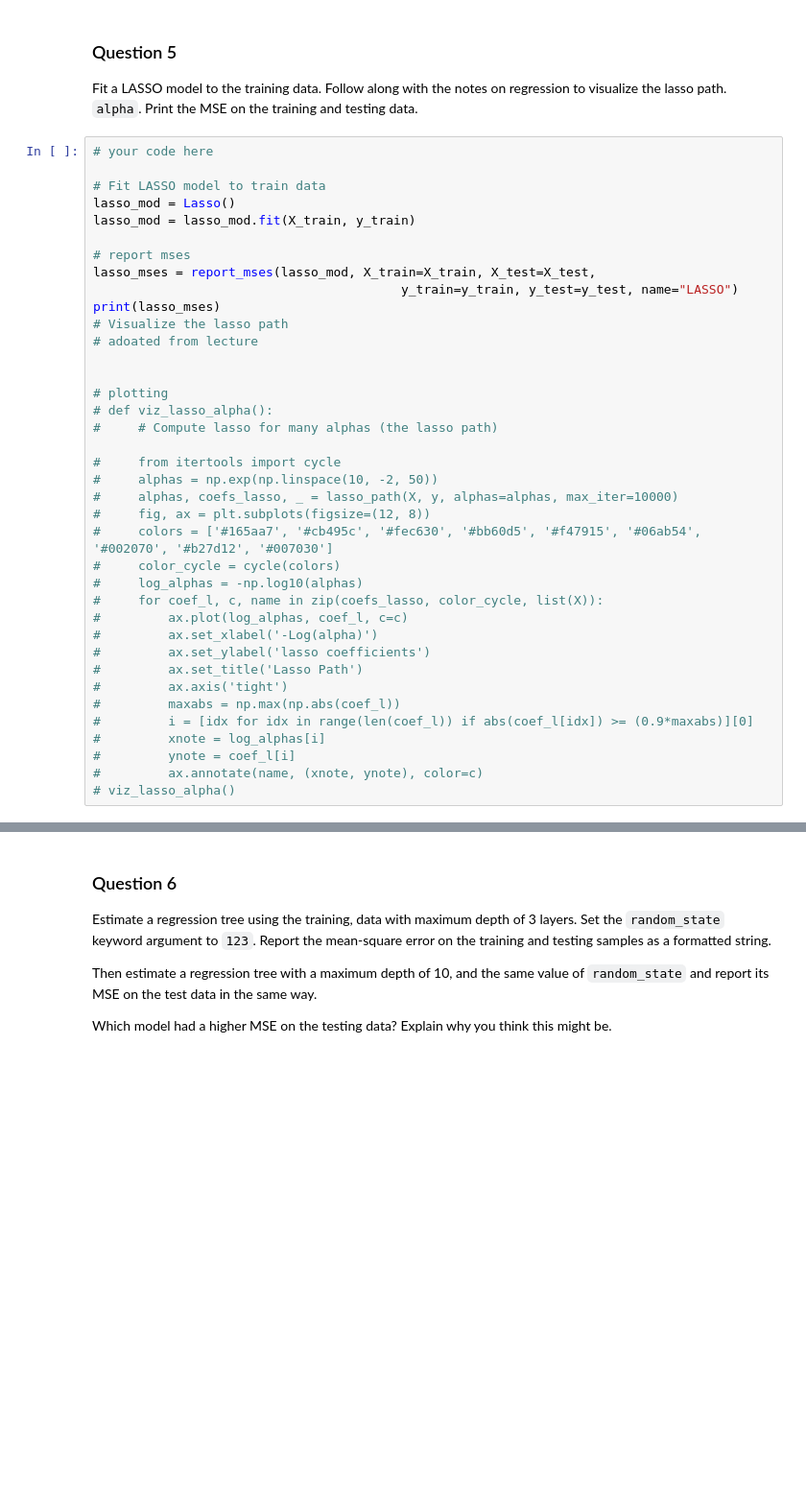
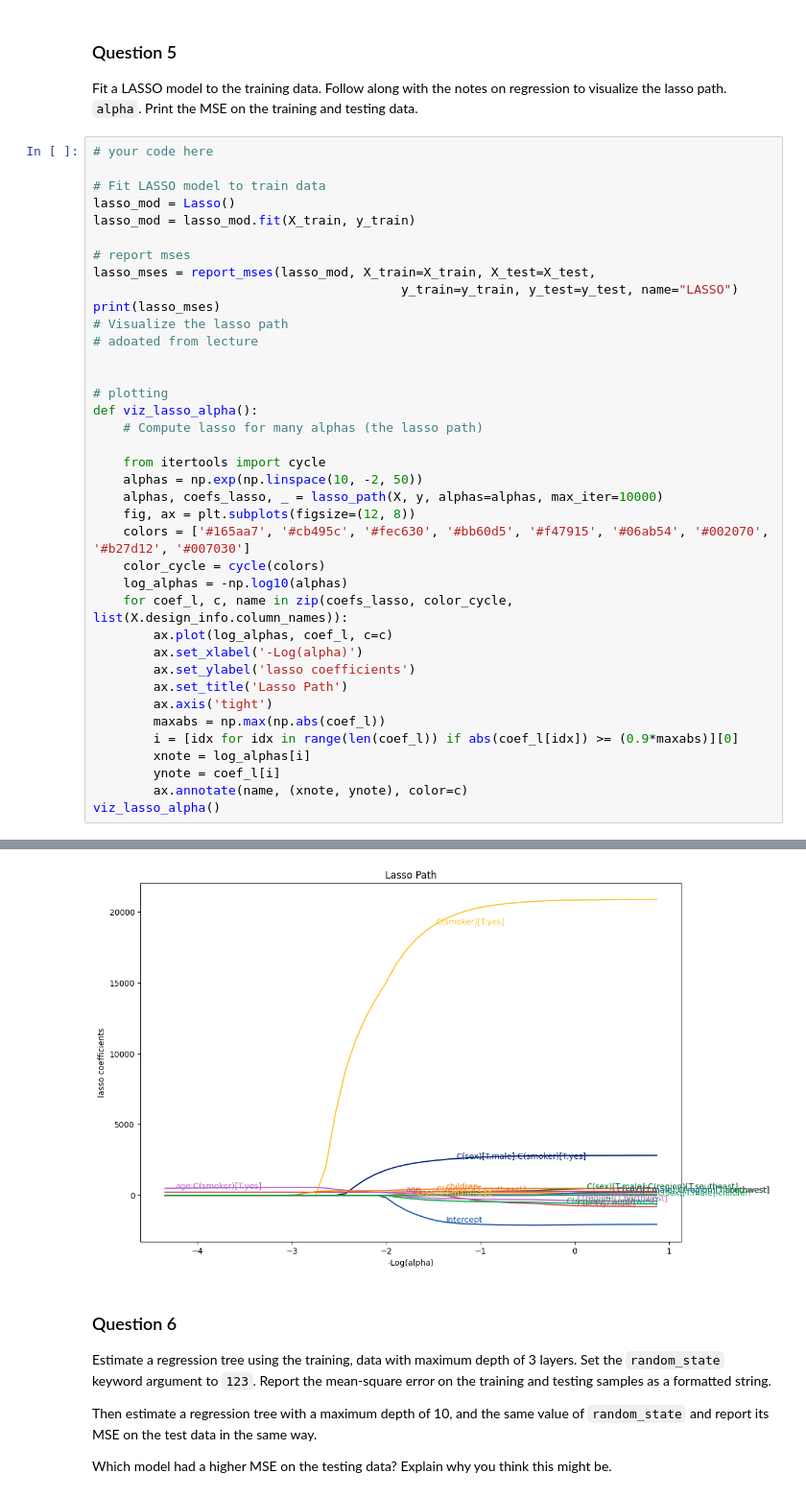
Before and after one commit to tonyliang19/ECON323_2023_Spring, a Jupyter notebook: problem_sets/problem_set_6.ipynb, the cells around one changed output, grey strips where cells are left out. Shown at 96% size. Saved outputs shown, nothing was run; the diff lists cells and outputs as text; blank space fills up the shorter version.

```diff
--- a/problem_sets/problem_set_6.ipynb
+++ b/problem_sets/problem_set_6.ipynb
@@ -156,46 +156,47 @@ Fit a LASSO model to the training data. Follow along with the notes on regressio
 # %%
 # your code here
 
 # Fit LASSO model to train data
 lasso_mod = Lasso()
 lasso_mod = lasso_mod.fit(X_train, y_train)
 
 # report mses
 lasso_mses = report_mses(lasso_mod, X_train=X_train, X_test=X_test,
                                          y_train=y_train, y_test=y_test, name="LASSO")
 print(lasso_mses)
 # Visualize the lasso path
 # adoated from lecture
 
 
 # plotting
-# def viz_lasso_alpha():
-#     # Compute lasso for many alphas (the lasso path)
+def viz_lasso_alpha():
+    # Compute lasso for many alphas (the lasso path)
 
-#     from itertools import cycle
-#     alphas = np.exp(np.linspace(10, -2, 50))
-#     alphas, coefs_lasso, _ = lasso_path(X, y, alphas=alphas, max_iter=10000)
-#     fig, ax = plt.subplots(figsize=(12, 8))
-#     colors = ['#165aa7', '#cb495c', '#fec630', '#bb60d5', '#f47915', '#06ab54', '#002070', '#b27d12', '#007030']
-#     color_cycle = cycle(colors)
-#     log_alphas = -np.log10(alphas)
-#     for coef_l, c, name in zip(coefs_lasso, color_cycle, list(X)):
-#         ax.plot(log_alphas, coef_l, c=c)
-#         ax.set_xlabel('-Log(alpha)')
-#         ax.set_ylabel('lasso coefficients')
-#         ax.set_title('Lasso Path')
-#         ax.axis('tight')
-#         maxabs = np.max(np.abs(coef_l))
-#         i = [idx for idx in range(len(coef_l)) if abs(coef_l[idx]) >= (0.9*maxabs)][0]
-#         xnote = log_alphas[i]
-#         ynote = coef_l[i]
-#         ax.annotate(name, (xnote, ynote), color=c)
-# viz_lasso_alpha()
+    from itertools import cycle
+    alphas = np.exp(np.linspace(10, -2, 50))
+    alphas, coefs_lasso, _ = lasso_path(X, y, alphas=alphas, max_iter=10000)
+    fig, ax = plt.subplots(figsize=(12, 8))
+    colors = ['#165aa7', '#cb495c', '#fec630', '#bb60d5', '#f47915', '#06ab54', '#002070', '#b27d12', '#007030']
+    color_cycle = cycle(colors)
+    log_alphas = -np.log10(alphas)
+    for coef_l, c, name in zip(coefs_lasso, color_cycle, list(X.design_info.column_names)):
+        ax.plot(log_alphas, coef_l, c=c)
+        ax.set_xlabel('-Log(alpha)')
+        ax.set_ylabel('lasso coefficients')
+        ax.set_title('Lasso Path')
+        ax.axis('tight')
+        maxabs = np.max(np.abs(coef_l))
+        i = [idx for idx in range(len(coef_l)) if abs(coef_l[idx]) >= (0.9*maxabs)][0]
+        xnote = log_alphas[i]
+        ynote = coef_l[i]
+        ax.annotate(name, (xnote, ynote), color=c)
+viz_lasso_alpha()
 # %% [output]
     The train MSE of LASSO is 38781549.541
     The test MSE of LASSO is 45709751.071
 
 {'mse_train': 38781549.54087569, 'mse_test': 45709751.07084894}
+[figure, added]
 # %% [markdown]
 ### Question 6
 
```
